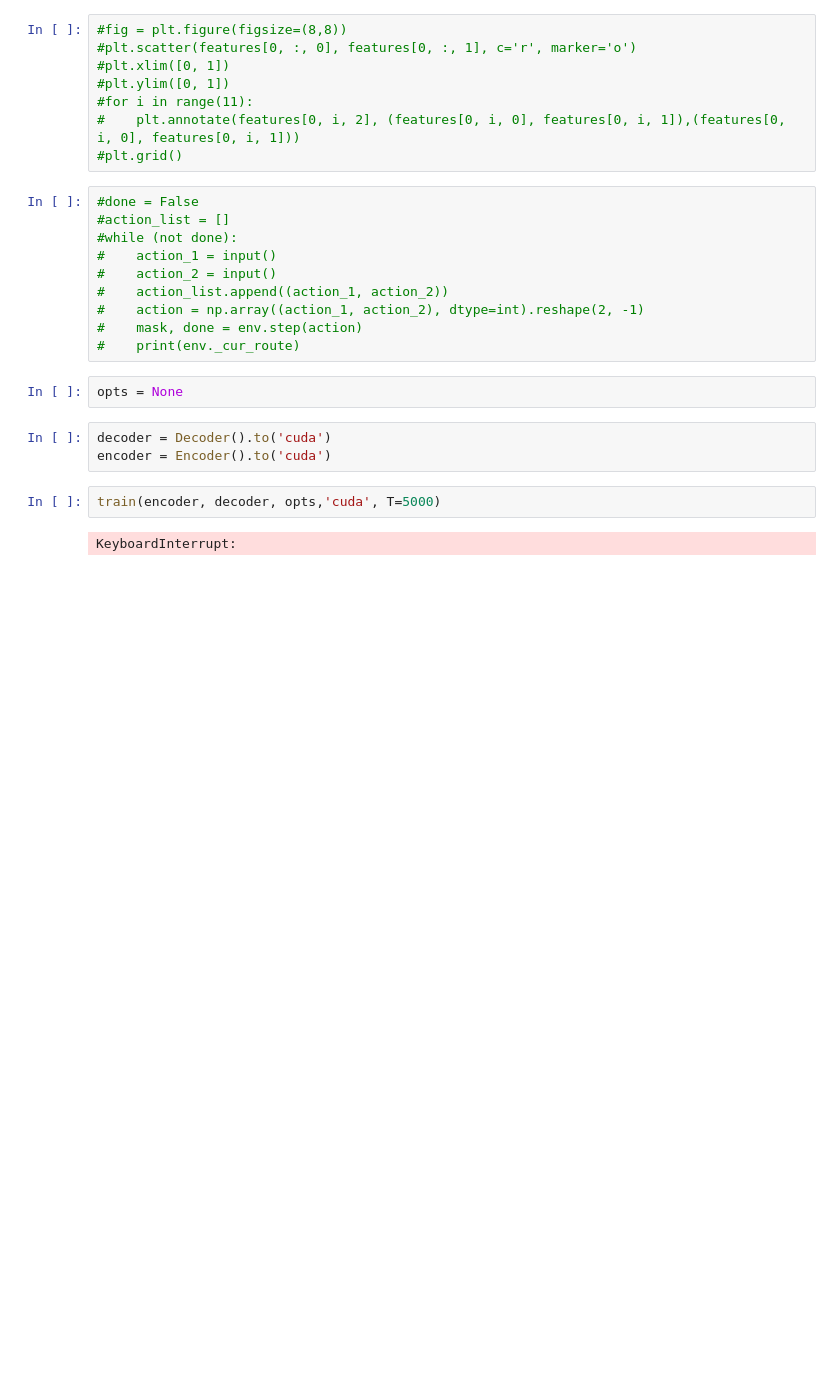
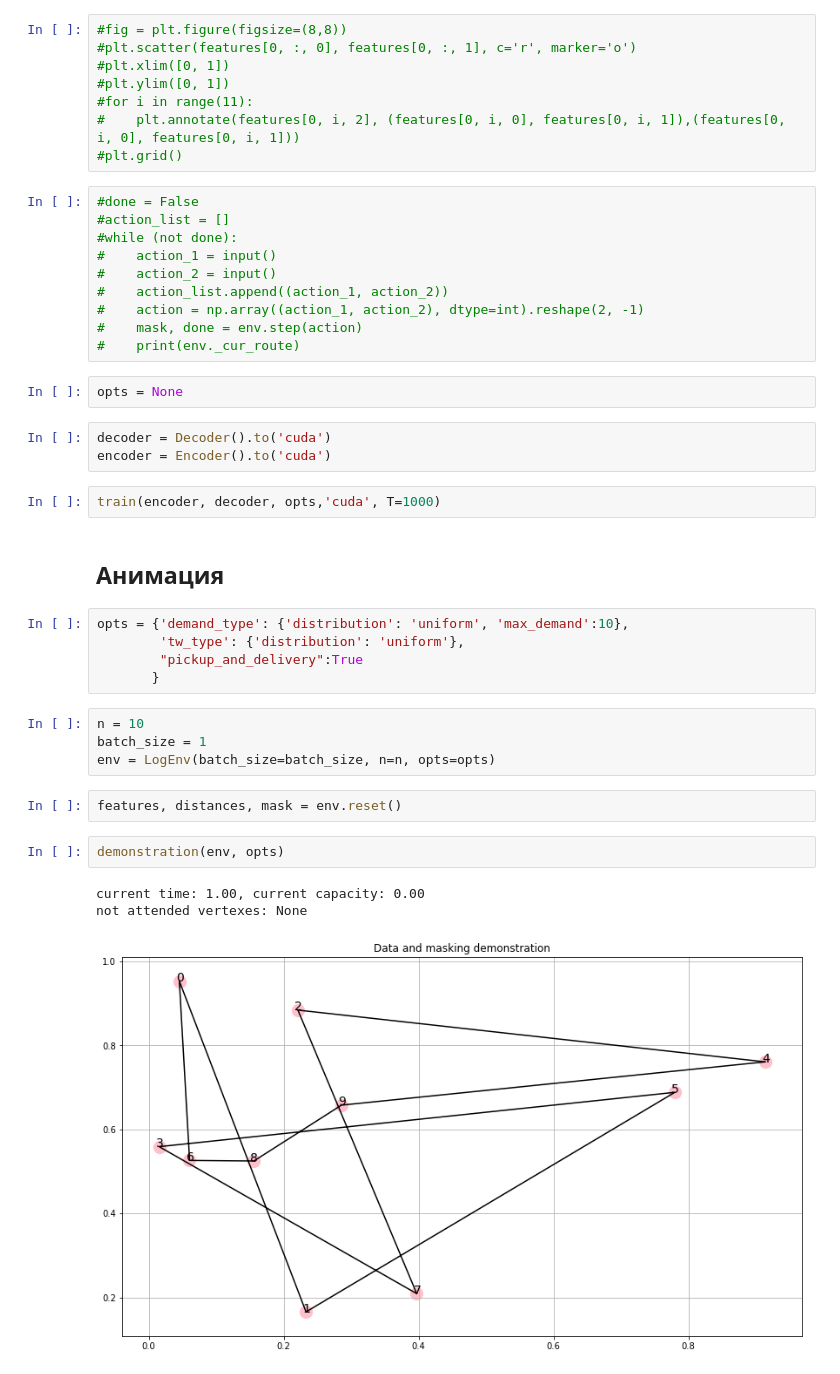
Before and after one commit to Arssel/CMC6, a Jupyter notebook: Untitled.ipynb, the cells around one changed output. Saved outputs shown, nothing was run; the diff lists cells and outputs as text; blank space fills up the shorter version.

```diff
--- a/Untitled.ipynb
+++ b/Untitled.ipynb
@@ -42,6 +47,23 @@ opts = None
 decoder = Decoder().to('cuda')
 encoder = Encoder().to('cuda')
 # %%
-train(encoder, decoder, opts,'cuda', T=5000)
+train(encoder, decoder, opts,'cuda', T=1000)
-# %% [output]
-KeyboardInterrupt:
+# %% [markdown]
+## Анимация
+# %%
+opts = {'demand_type': {'distribution': 'uniform', 'max_demand':10},
+        'tw_type': {'distribution': 'uniform'},
+        "pickup_and_delivery":True
+       }
+# %%
+n = 10
+batch_size = 1
+env = LogEnv(batch_size=batch_size, n=n, opts=opts)
+# %%
+features, distances, mask = env.reset()
+# %%
+demonstration(env, opts)
+# %% [output]
+current time: 1.00, current capacity: 0.00
+not attended vertexes: None
+[figure, added]
```
Also changed, not shown: parts of 2 cells of this notebook, 4 other files.
